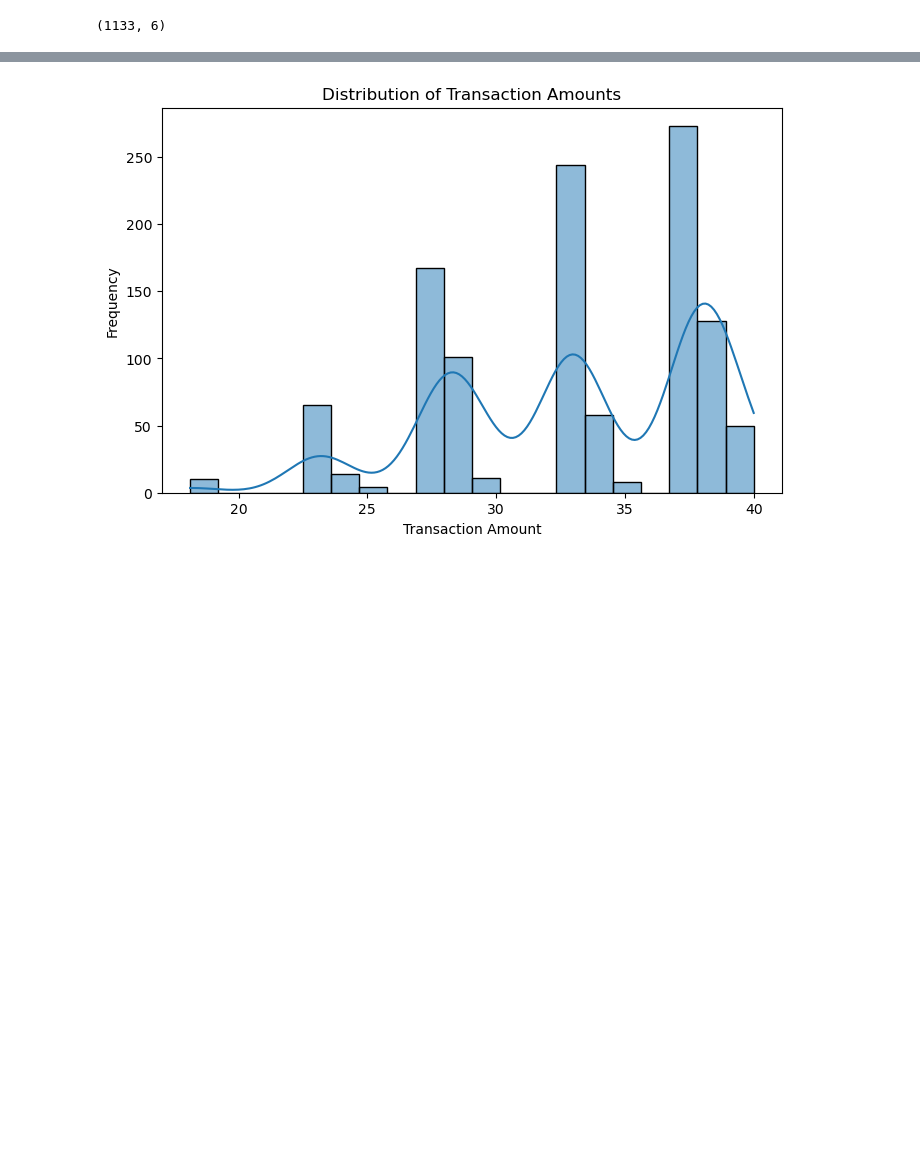
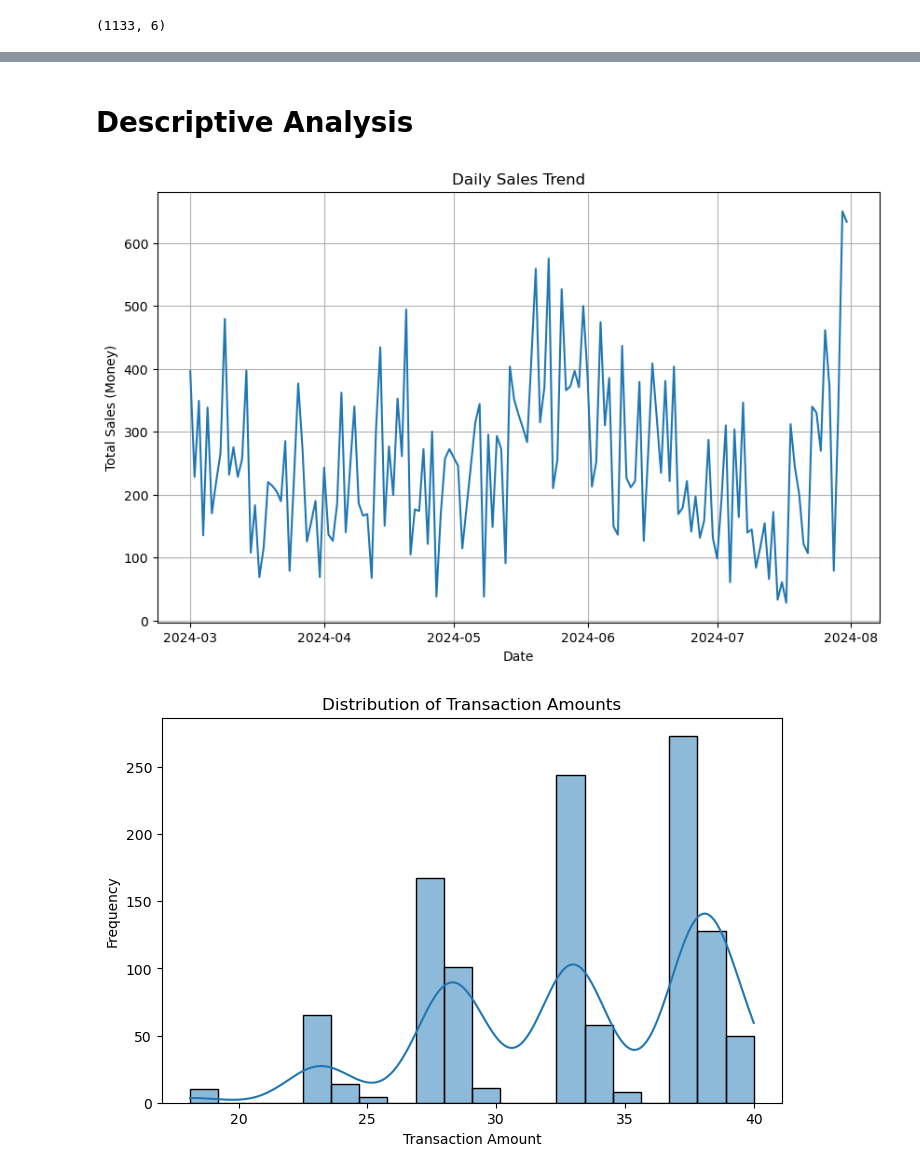
Before and after one commit to Hardik2143/Data-Analytics-, a Jupyter notebook: Coffee Sales.ipynb, the cells around one changed output, grey strips where cells are left out. Cells and saved outputs as stored; diff of their text form; code cells hidden in the pictures; blank space fills up the shorter version.

```diff
--- a/Coffee Sales.ipynb
+++ b/Coffee Sales.ipynb
@@ -129,3 +123,23 @@ print(daily_sales.head())
+# %% [markdown]
+# Descriptive Analysis
+# %%
+# Sales trends over time
+
+# Grouping sales by date to see the daily sales trend
+daily_sales = data.groupby(data['datetime'].dt.date)['money'].sum()
+
+# Plotting daily sales
+import matplotlib.pyplot as plt
+
+plt.figure(figsize=(10, 6))
+daily_sales.plot()
+plt.title('Daily Sales Trend')
+plt.xlabel('Date')
+plt.ylabel('Total Sales (Money)')
+plt.grid(True)
+plt.show()
+# %% [output]
+[figure, added]
 # %%
 # Display distribution of the sales (money column)
 # Plot distribution of sales
```
Also changed, not shown: parts of 15 cells of this notebook.
